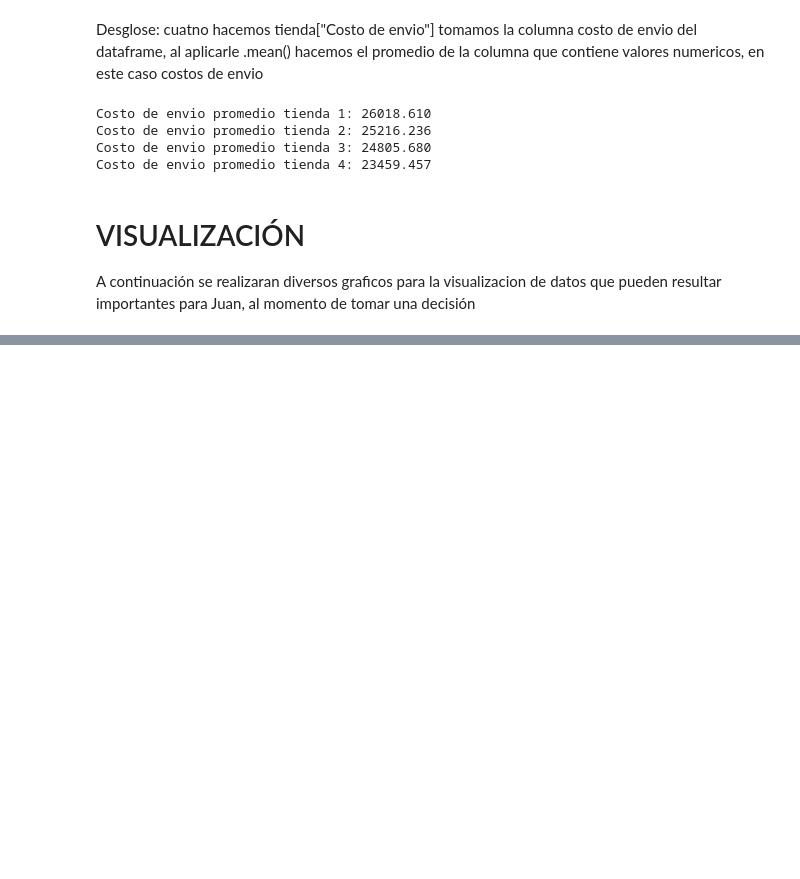
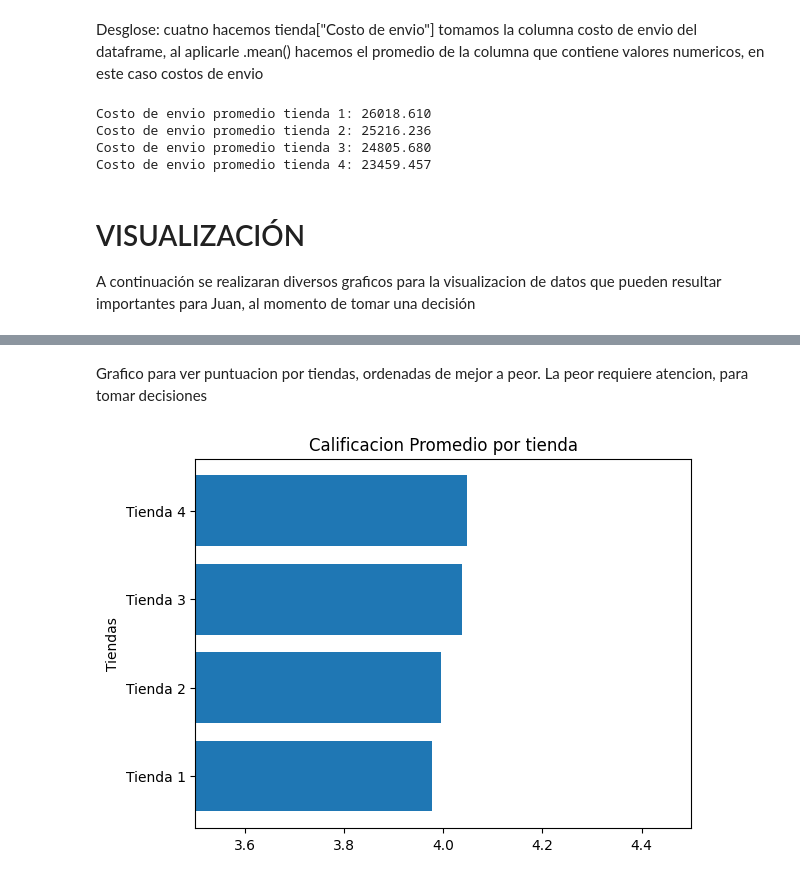
Before and after one commit to pierobadano/Desafio-alura-store, a Jupyter notebook: alurastorelatam.ipynb, the cells around one changed output, grey strips where cells are left out. Drawn from its saved outputs; the diff is of its cells as text; code cells hidden in the pictures; blank space fills up the shorter version.

```diff
--- a/alurastorelatam.ipynb
+++ b/alurastorelatam.ipynb
@@ -167,0 +224,15 @@ Valores que se pasan a la barra: [1150880400.0, 1116343500.0, 1098019600.0, 1038
+# %% [markdown]
+Grafico para ver puntuacion por tiendas, ordenadas de mejor a peor. La peor requiere atencion, para tomar decisiones
+# %%
+fig, ax = plt.subplots()
+promedio_tiendas=[datos_tienda[tienda]["calificacion"] for tienda in datos_tienda]
+promedio_tiendas.sort(reverse=False)
+
+
+ax.barh(datos_tienda.keys(),promedio_tiendas)
+ax.set_ylabel("Tiendas")
+ax.set_title("Calificacion Promedio por tienda")
+ax.set_xlim(3.5,4.5)
+plt.show()
+# %% [output]
+[figure, added]
```
Also changed, not shown: parts of 7 cells of this notebook.
